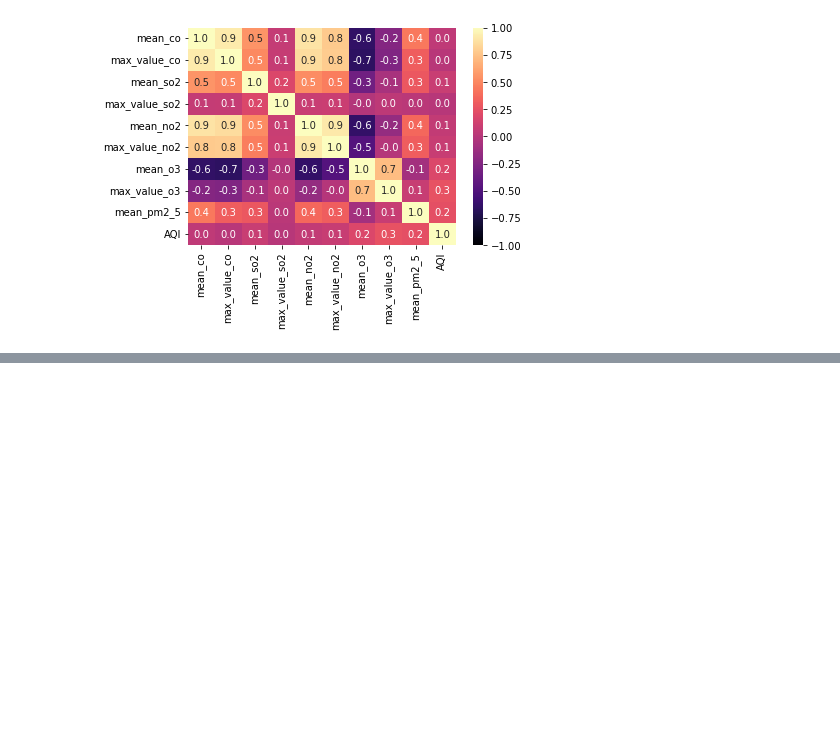
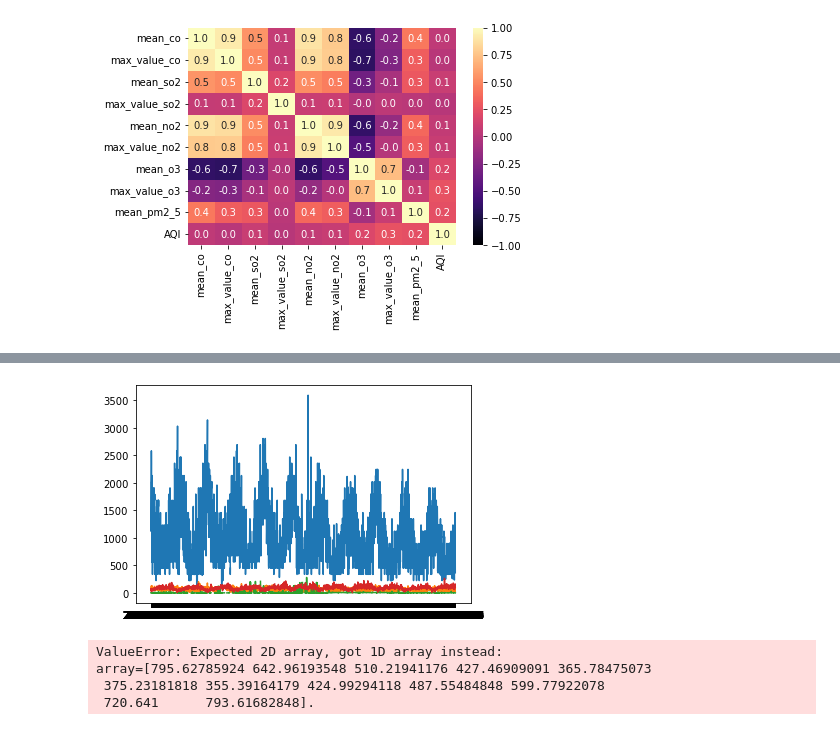
Before and after one commit to fxschmidt/AirPollution, a Jupyter notebook: Eigenes_Projekt/analysis_AirPollution.ipynb, the cells around one changed output, grey strips where cells are left out. Cells and saved outputs as stored; diff of their text form; code cells hidden in the pictures; blank space fills up the shorter version.

```diff
--- a/Eigenes_Projekt/analysis_AirPollution.ipynb
+++ b/Eigenes_Projekt/analysis_AirPollution.ipynb
@@ -47,0 +104,6 @@ corr_fig.savefig("Visualization/EDA/Correlation_Heatmap_pollutans.png",dpi=200)
+# %%
+year_fig, year_ax = plt.subplots()
+for y in [f"max_value_{i}" for i in pollutans[:4]]:
+    year_ax.plot(pollution[y])
+# %% [output]
+[figure, added]
@@ -47,0 +116,7 @@ corr_fig.savefig("Visualization/EDA/Correlation_Heatmap_pollutans.png",dpi=200)
+# %%
+sns.set_theme()
+# %% [output]
+ValueError: Expected 2D array, got 1D array instead:
+array=[795.62785924 642.96193548 510.21941176 427.46909091 365.78475073
+ 375.23181818 355.39164179 424.99294118 487.55484848 599.77922078
+ 720.641      793.61682848].
```
Also changed, not shown: parts of 11 cells of this notebook, 10 other files.
